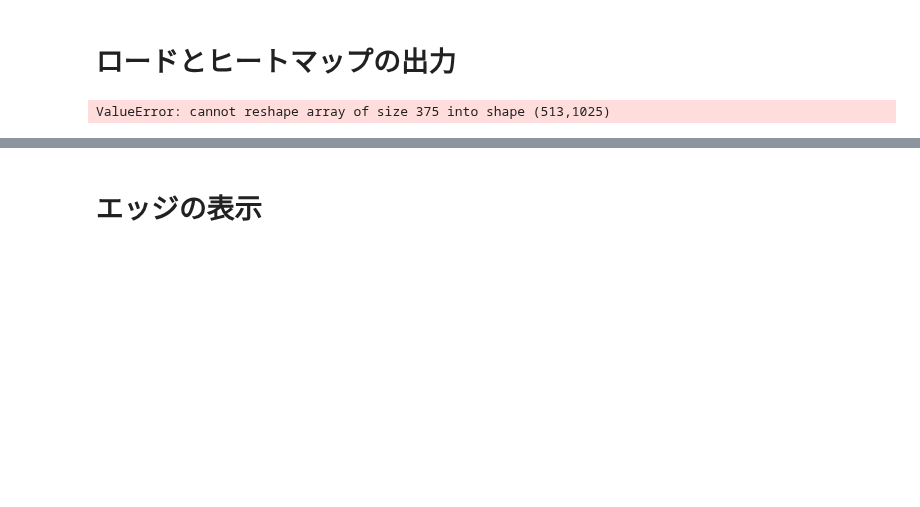
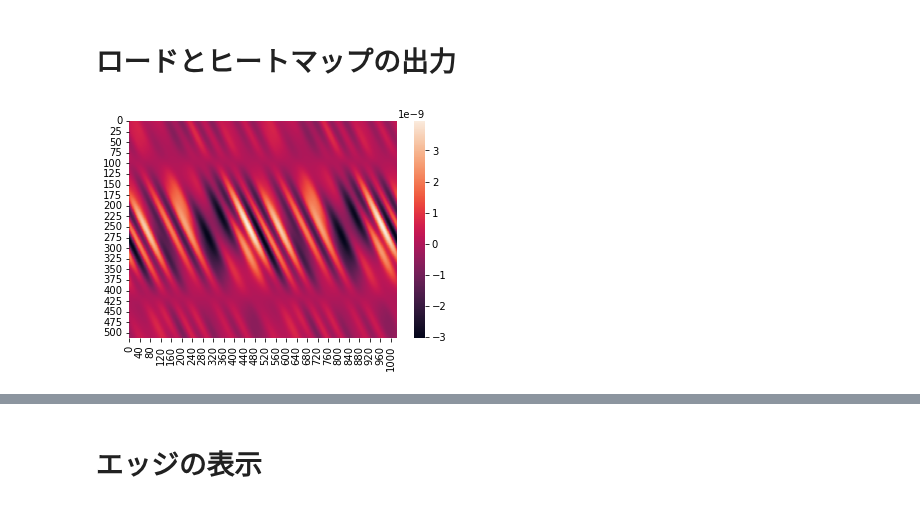
Before and after one commit to koki-mus/research, a Jupyter notebook: src/visualize.ipynb, the cells around one changed output, grey strips where cells are left out. Drawn from its saved outputs; the diff is of its cells as text; code cells hidden in the pictures; blank space fills up the shorter version.

```diff
--- a/src/visualize.ipynb
+++ b/src/visualize.ipynb
@@ -18,10 +19,10 @@ C:/Users/lkxl1/OneDrive/デスクトップ/research/bigendian_data/
 # ロードとヒートマップの出力
 # %%
 #for で回す時、保存は全てできるが、表示は最後のみ
-for n in [1,2,3,4,5,6,7,8,9]:
+for n in [3]:
     name = f"{data_dir}fort.11{n}.0"
     data = load_bigendian(name)
     # show(data, imgname=f"{imgout}img11{n}.png")
     show(data)
 # %% [output]
-ValueError: cannot reshape array of size 375 into shape (513,1025)
+[figure, added]
```
Also changed, not shown: parts of 4 cells of this notebook, 4 other files.
